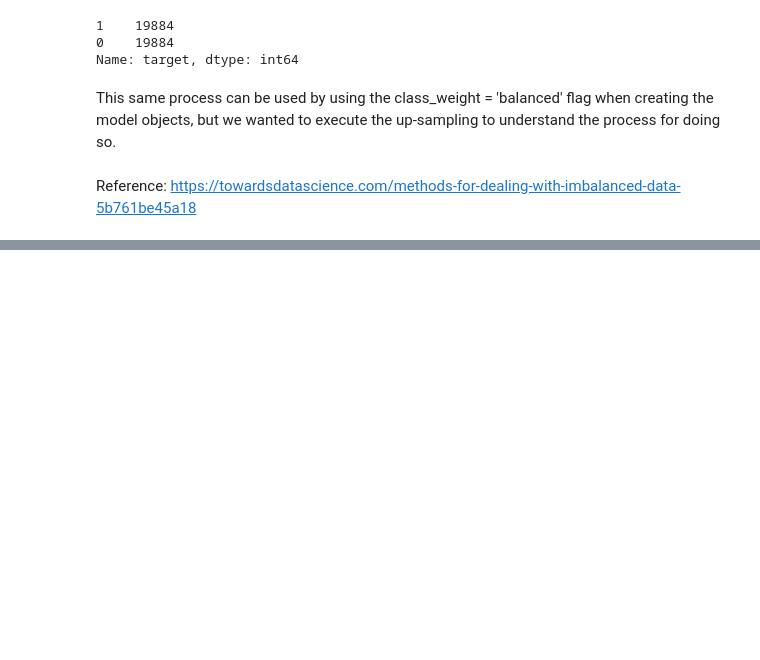
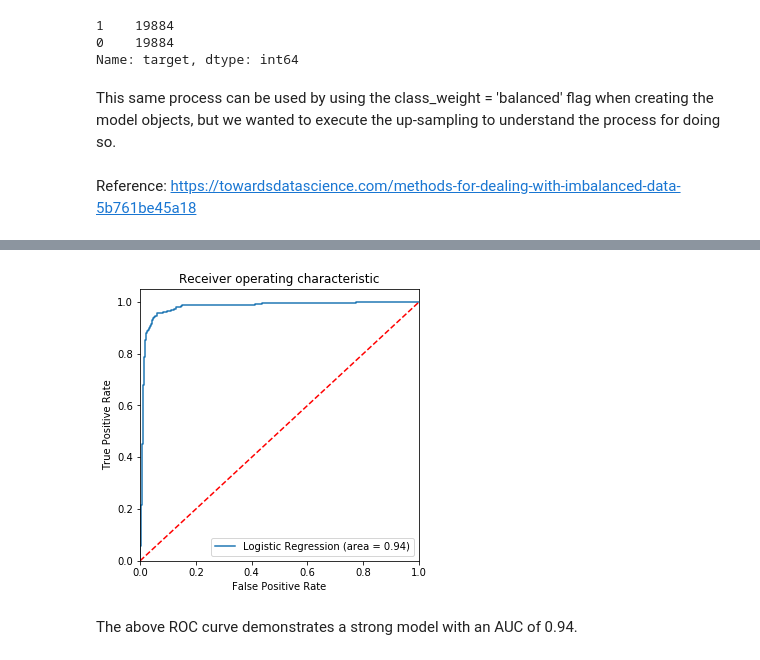
Before and after one commit to Ujustwaite/ml1, a Jupyter notebook: Lab_2.ipynb, the cells around one changed output, grey strips where cells are left out. Cells and saved outputs as stored; diff of their text form; code cells hidden in the pictures; blank space fills up the shorter version.

```diff
--- a/Lab_2.ipynb
+++ b/Lab_2.ipynb
@@ -216,5 +244,9 @@ model_df = model_df.drop(columns = 'FireLevel')
 # %% [markdown]
 In order to prepare for the analysis, we will use a shuffled 80/20 Train-Test split with stratification due to the small number of representative samples of the "in class" variables described above. The data is randomly selected for inclusion in either split, with a set seed to enable replication of results, but is stratified to ensure representation in both the train and test sets of the in class records.
 # %%
-X_p1_train, X_p1_test, y_p1_train, y_p1_test = train_test_split(model_df.iloc[:,0:99], model_df.iloc[:,99], test_size=0.20, random_state=42, shuffle = True, stratify = model_df.iloc[:,99])
+#Problem 1 data
+X_p1_train, X_p1_test, y_p1_train, y_p1_test = train_test_split(model_df.iloc[:,0:97], model_df.iloc[:,97], test_size=0.20, random_state=42, shuffle = True, stratify = model_df.iloc[:,97])
+
+#Problem2 data
+X_p2_train, X_p2_test, y_p2_train, y_p2_test = train_test_split(model_2_df.iloc[:,0:112], model_2_df.iloc[:,112], test_size=0.20, random_state=42, shuffle = True)
 # %% [markdown]
@@ -224,4 +258,4 @@ One error we made in the Mini-Lab was to pollute the training data by imputing o
 # %%
 #Total Incident Duration imputation
-X_p1_train['total_incident_duration'].fillna((X_p1_train['total_incident_duration'].mean()), inplace = True)
-X_p1_test['total_incident_duration'].fillna((X_p1_test['total_incident_duration'].mean()), inplace = True)
+y_p2_train.fillna((y_p2_train.mean()), inplace = True)
+y_p2_test.fillna((y_p2_test.mean()), inplace = True)
@@ -228,3 +266,11 @@ X_p1_test['total_incident_duration'].fillna((X_p1_test['total_incident_duration'
+# %%
+#Recreate the scaled data set with dropped variables.
+
+scl_obj = StandardScaler()
+scl_obj.fit(X_p1_train)
+
+X_p1_train_scaled = scl_obj.transform(X_p1_train) # apply to training
+X_p1_test_scaled = scl_obj.transform(X_p1_test) # applyto the test set
 # %% [markdown]
 ### Upsampling to obtain balanced records
 
@@ -259,0 +380,5 @@ Reference: https://towardsdatascience.com/methods-for-dealing-with-imbalanced-da
+# %%
+#Fit the model using the final selected parameters.
+lr_clf = LogisticRegression(fit_intercept = True, intercept_scaling = 1, solver = 'newton-cg', max_iter = 500, penalty='l2', C=0.001, tol = 0.0001, class_weight='balanced')
+lr_clf.fit(X_p1_train_scaled,y_p1_train)  # train object
+y_hat = lr_clf.predict(X_p1_test_scaled)
@@ -259,0 +400,21 @@ Reference: https://towardsdatascience.com/methods-for-dealing-with-imbalanced-da
+# %%
+# Produce a ROC curve
+matplotlib.rcParams['figure.figsize'] = (5.0, 5.0)
+logit_roc_auc = mt.roc_auc_score(y_p1_test, lr_clf.predict(X_p1_test_scaled))
+fpr, tpr, thresholds = mt.roc_curve(y_p1_test, lr_clf.predict_proba(X_p1_test_scaled)[:,1])
+#logit_auc = mt.auc(fpr,tpr)
+plt.figure()
+plt.plot(fpr, tpr, label='Logistic Regression (area = %0.2f)' % logit_roc_auc)
+plt.plot([0, 1], [0, 1],'r--')
+plt.xlim([0.0, 1.0])
+plt.ylim([0.0, 1.05])
+plt.xlabel('False Positive Rate')
+plt.ylabel('True Positive Rate')
+plt.title('Receiver operating characteristic')
+plt.legend(loc="lower right")
+plt.savefig('Log_ROC')
+plt.show()
+# %% [output]
+[figure, added]
+# %% [markdown]
+The above ROC curve demonstrates a strong model with an AUC of 0.94.
```
Also changed, not shown: parts of 78 cells of this notebook.
